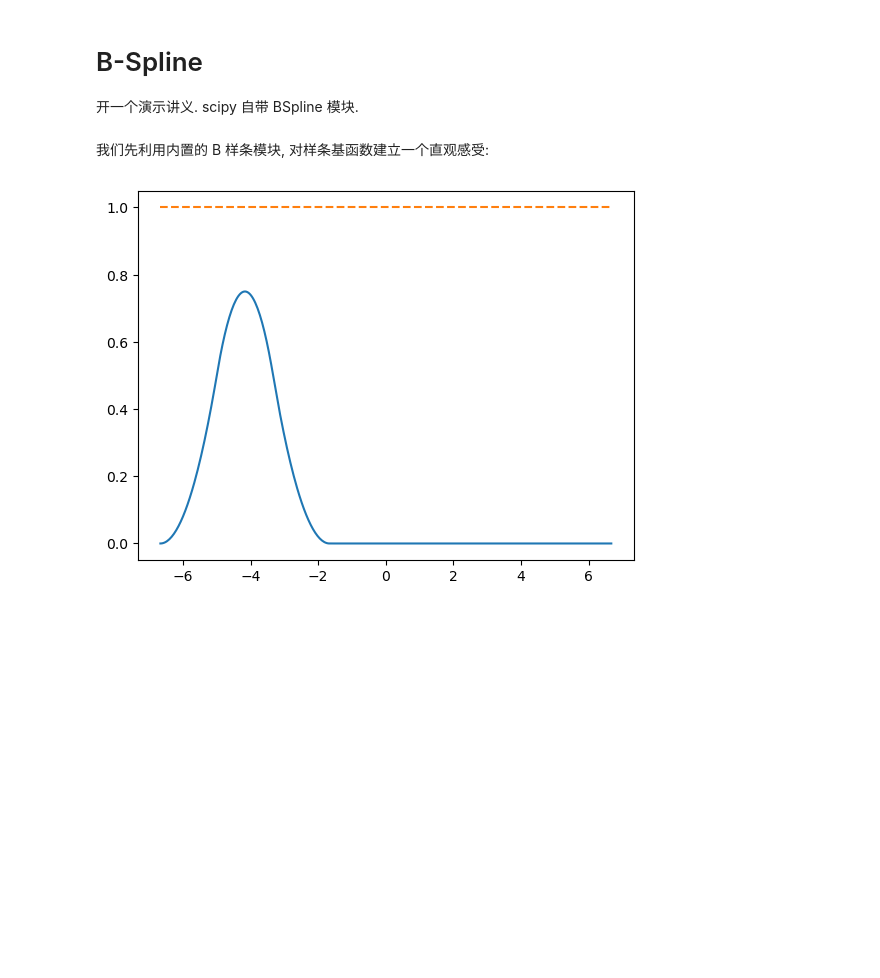
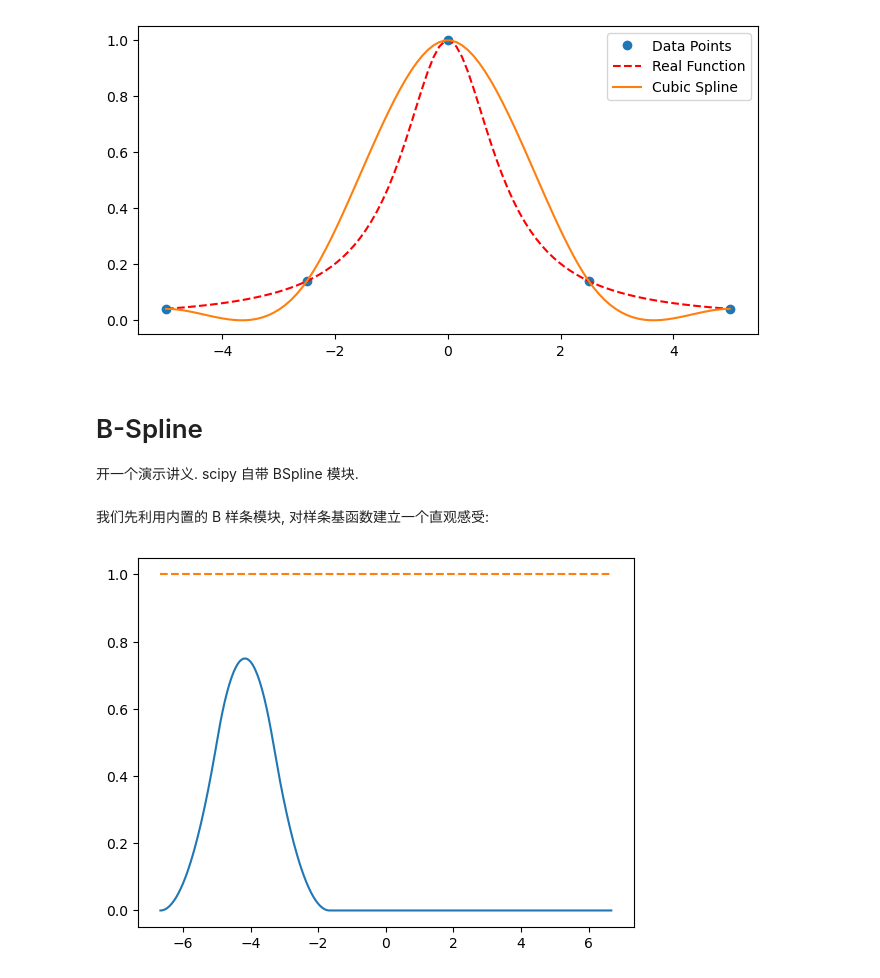
Before and after one commit to wangheyu/NA, a Jupyter notebook: Spline.ipynb, the cells around one changed output. Drawn from its saved outputs; the diff is of its cells as text; code cells hidden in the pictures; blank space fills up the shorter version.

```diff
--- a/Spline.ipynb
+++ b/Spline.ipynb
@@ -1,3 +59,36 @@
+# %%
+# 准备数据点
+n = 5
+x = np.linspace(-5, 5, n)
+y = Runge(x)
+
+# D1 边界条件
+start_derivative = 10.0 / 26.0**2
+end_derivative = -start_derivative
+
+# 创建逐段三次样条对象
+cs = CubicSpline(x, y, bc_type=('clamped'))
+
+# 生成用于评估样条的细粒度x值
+x_new = np.linspace(-5, 5, 100)
+
+# 评估样条
+y_new = cs(x_new)
+
+# 真解
+y_real = Runge(x_new)
+
+
+# 绘制结果
+plt.figure(figsize=(8, 4))
+plt.plot(x, y, 'o', label='Data Points')
+plt.plot(x_new, y_real, 'r--', label='Real Function')
+plt.plot(x_new, y_new, label='Cubic Spline')
+plt.legend()
+plt.show()
+# 指定起点和终点的导数
+# %% [output]
+[figure, added]
 # %% [markdown]
 # B-Spline
 
```
Also changed, not shown: parts of 5 cells of this notebook, 5 other files.
